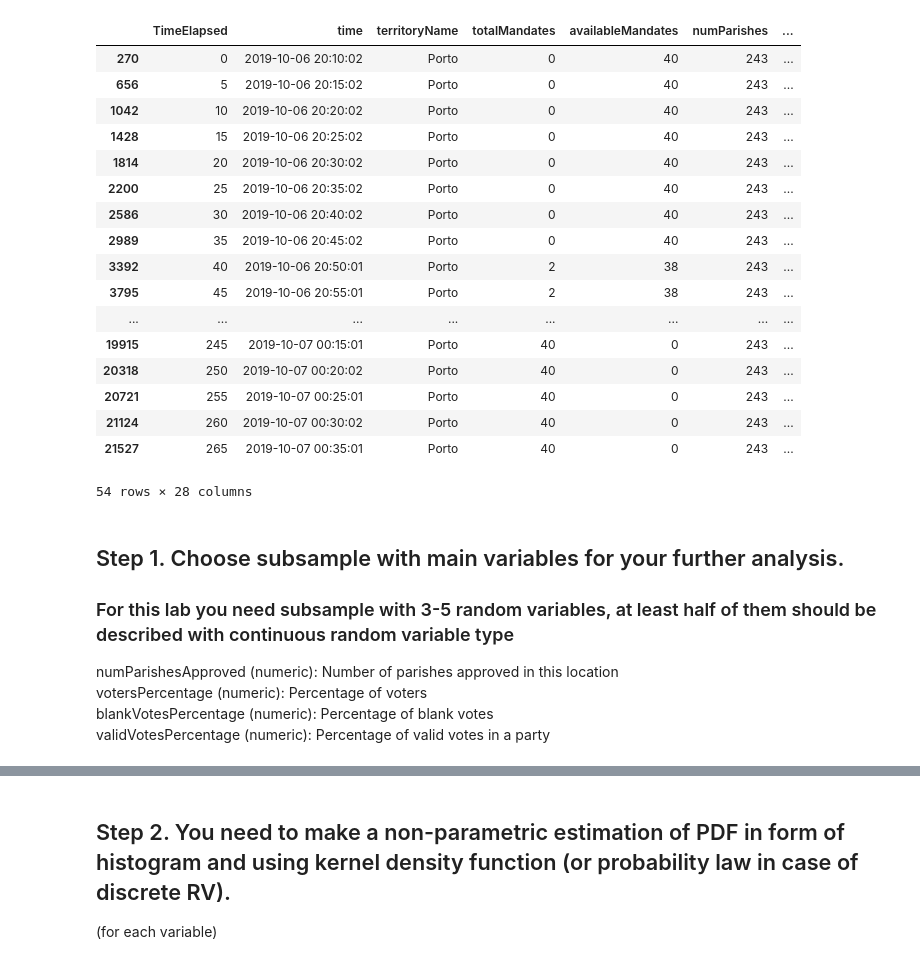
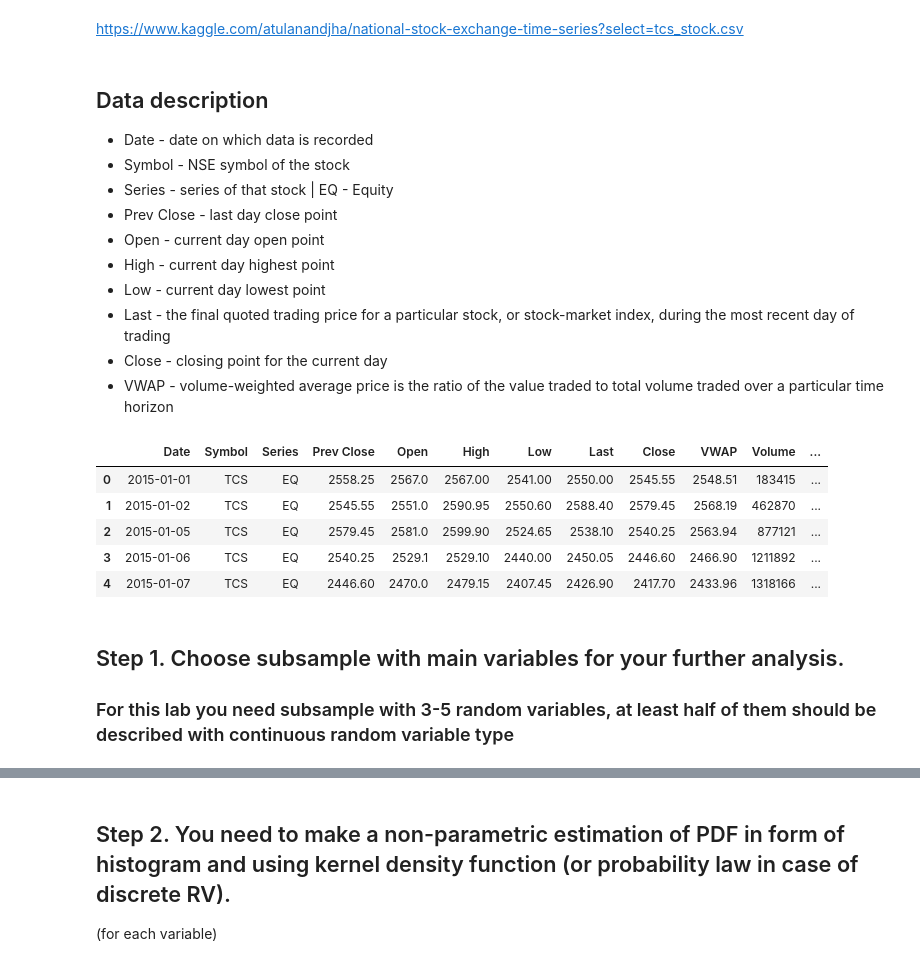
Before and after one commit to semaputnik/multivariate-data-analysis-labs, a Jupyter notebook: Lab_1/code.ipynb, the cells around one changed output, grey strips where cells are left out. Cells and saved outputs as stored; diff of their text form; code cells hidden in the pictures.

```diff
--- a/Lab_1/code.ipynb
+++ b/Lab_1/code.ipynb
@@ -8,37 +16,32 @@ import scipy as sc
+# %% [markdown]
+https://www.kaggle.com/atulanandjha/national-stock-exchange-time-series?select=tcs_stock.csv
 # %%
-source_data_path = "./data/ElectionData.csv"
+source_data_path = "./../tcs_stock.csv"
 # %%
-row_df = pd.read_csv(source_data_path)
+raw_df = pd.read_csv(source_data_path)
+# %% [markdown]
+## Data description
+* Date - date on which data is recorded
+* Symbol - NSE symbol of the stock
+* Series - series of that stock | EQ - Equity
+* Prev Close - last day close point
+* Open - current day open point
+* High - current day highest point
+* Low - current day lowest point
+* Last - the final quoted trading price for a particular stock, or stock-market index, during the most recent day of trading
+* Close - closing point for the current day
+* VWAP - volume-weighted average price is the ratio of the value traded to total volume traded over a particular time horizon
 # %%
-# For this Lab we choose records with Party = PS and territoryName = Porto
-full_df = row_df[(row_df['Party'] == 'PS') & (row_df['territoryName'] == 'Porto')]
-full_df
+raw_df.head()
 # %% [output]
-|  | TimeElapsed | time | territoryName | totalMandates | availableMandates | numParishes | ... |
-| 270 | 0 | 2019-10-06 20:10:02 | Porto | 0 | 40 | 243 | ... |
-| 656 | 5 | 2019-10-06 20:15:02 | Porto | 0 | 40 | 243 | ... |
-| 1042 | 10 | 2019-10-06 20:20:02 | Porto | 0 | 40 | 243 | ... |
-| 1428 | 15 | 2019-10-06 20:25:02 | Porto | 0 | 40 | 243 | ... |
-| 1814 | 20 | 2019-10-06 20:30:02 | Porto | 0 | 40 | 243 | ... |
-| 2200 | 25 | 2019-10-06 20:35:02 | Porto | 0 | 40 | 243 | ... |
-| 2586 | 30 | 2019-10-06 20:40:02 | Porto | 0 | 40 | 243 | ... |
-| 2989 | 35 | 2019-10-06 20:45:02 | Porto | 0 | 40 | 243 | ... |
-| 3392 | 40 | 2019-10-06 20:50:01 | Porto | 2 | 38 | 243 | ... |
-| 3795 | 45 | 2019-10-06 20:55:01 | Porto | 2 | 38 | 243 | ... |
-| ... | ... | ... | ... | ... | ... | ... | ... |
-| 19915 | 245 | 2019-10-07 00:15:01 | Porto | 40 | 0 | 243 | ... |
-| 20318 | 250 | 2019-10-07 00:20:02 | Porto | 40 | 0 | 243 | ... |
-| 20721 | 255 | 2019-10-07 00:25:01 | Porto | 40 | 0 | 243 | ... |
-| 21124 | 260 | 2019-10-07 00:30:02 | Porto | 40 | 0 | 243 | ... |
-| 21527 | 265 | 2019-10-07 00:35:01 | Porto | 40 | 0 | 243 | ... |
+|  | Date | Symbol | Series | Prev Close | Open | High | Low | Last | Close | VWAP | Volume | ... |
+| 0 | 2015-01-01 | TCS | EQ | 2558.25 | 2567.0 | 2567.00 | 2541.00 | 2550.00 | 2545.55 | 2548.51 | 183415 | ... |
+| 1 | 2015-01-02 | TCS | EQ | 2545.55 | 2551.0 | 2590.95 | 2550.60 | 2588.40 | 2579.45 | 2568.19 | 462870 | ... |
+| 2 | 2015-01-05 | TCS | EQ | 2579.45 | 2581.0 | 2599.90 | 2524.65 | 2538.10 | 2540.25 | 2563.94 | 877121 | ... |
+| 3 | 2015-01-06 | TCS | EQ | 2540.25 | 2529.1 | 2529.10 | 2440.00 | 2450.05 | 2446.60 | 2466.90 | 1211892 | ... |
+| 4 | 2015-01-07 | TCS | EQ | 2446.60 | 2470.0 | 2479.15 | 2407.45 | 2426.90 | 2417.70 | 2433.96 | 1318166 | ... |
-54 rows × 28 columns
 # %% [markdown]
 ## Step 1. Choose subsample with main variables for your further analysis.
 
 ###  For this lab you need subsample with 3-5 random variables, at least half of them should be described with continuous random variable type
-
-numParishesApproved (numeric): Number of parishes approved in this location
-votersPercentage (numeric): Percentage of voters
-blankVotesPercentage (numeric): Percentage of blank votes
-validVotesPercentage (numeric): Percentage of valid votes in a party
 # %%
```
Also changed, not shown: parts of 18 cells of this notebook.
